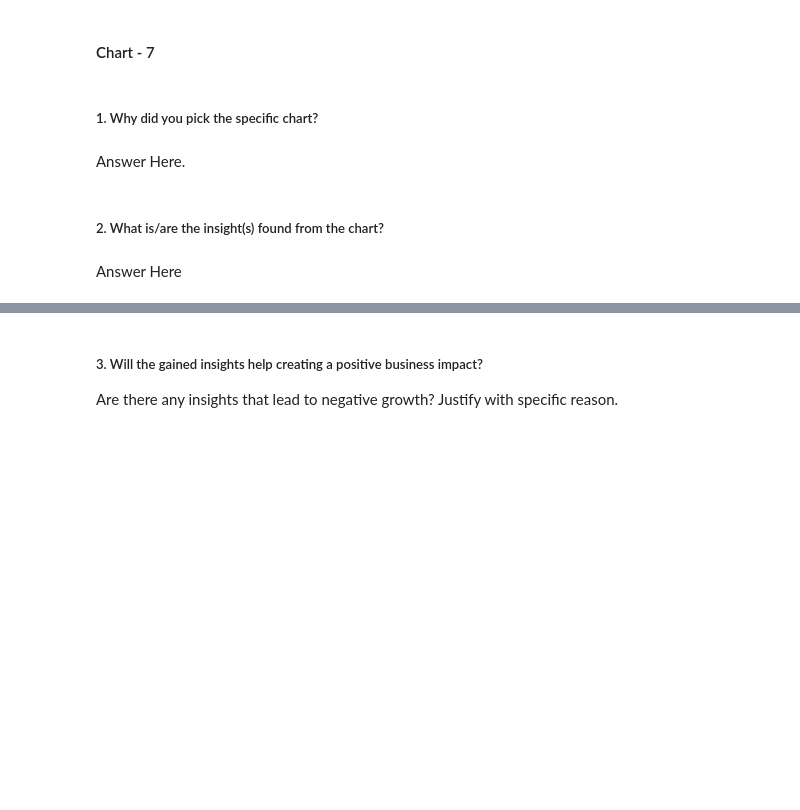
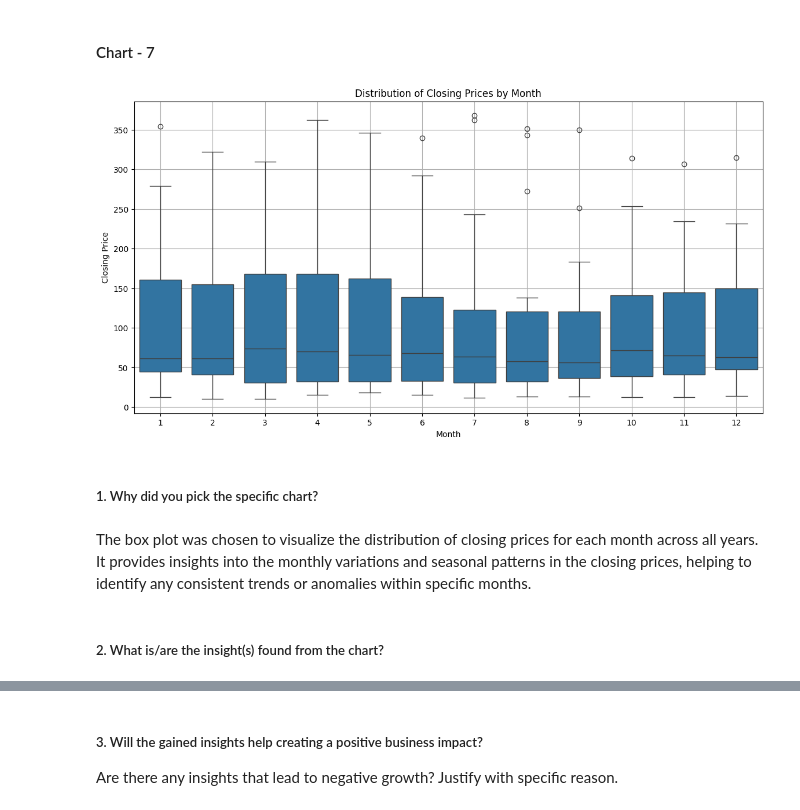
Before and after one commit to KushangShah/ML-Project-End-to-End-Machine-Learning., a Jupyter notebook: Yes_Bank_Stock_Closing_Price_Prediction.ipynb, the cells around one changed output, grey strips where cells are left out. Drawn from its saved outputs; the diff is of its cells as text; code cells hidden in the pictures; blank space fills up the shorter version.

```diff
--- a/Yes_Bank_Stock_Closing_Price_Prediction.ipynb
+++ b/Yes_Bank_Stock_Closing_Price_Prediction.ipynb
@@ -531,8 +529,22 @@ Yes, the insights can be beneficial:
+# %%
+# Chart - 7 visualization code
+# Box Plot of Closing Prices by Month
+plt.figure(figsize=(14, 7))
+
+sns.boxplot(x='Month', y='Close', data=yes_bank_df_2)
+
+plt.title('Distribution of Closing Prices by Month')
+plt.xlabel('Month')
+plt.ylabel('Closing Price')
+# plt.xticks(rotation=45)
+plt.grid(True)
+
+plt.show()
+# %% [output]
+[figure, added]
 # %% [markdown]
 ##### 1. Why did you pick the specific chart?
-# %% [markdown]
-Answer Here.
+# %% [markdown]
+The box plot was chosen to visualize the distribution of closing prices for each month across all years. It provides insights into the monthly variations and seasonal patterns in the closing prices, helping to identify any consistent trends or anomalies within specific months.
 # %% [markdown]
 ##### 2. What is/are the insight(s) found from the chart?
-# %% [markdown]
-Answer Here
```
Also changed, not shown: parts of 4 cells of this notebook.
